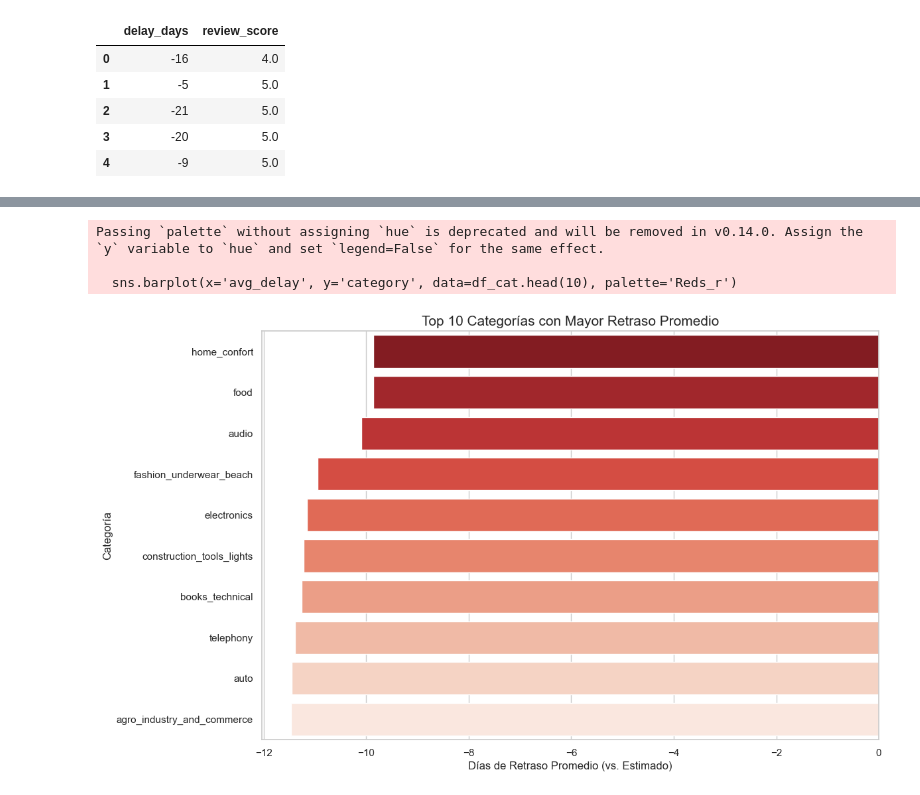
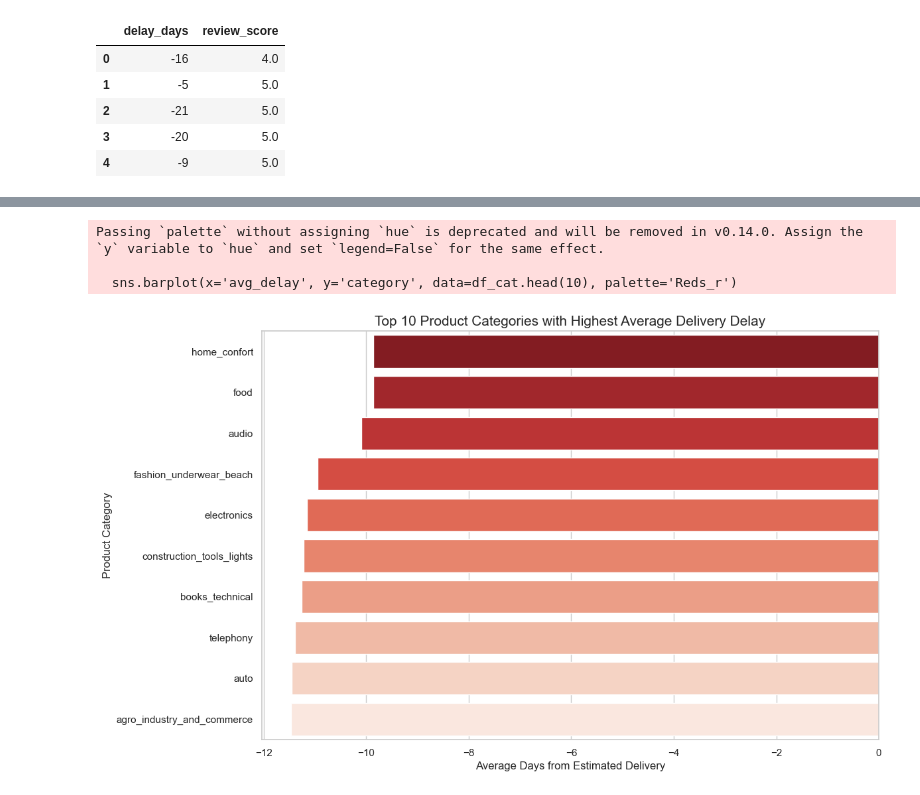
Before and after one commit to AndyNavarro77/olist-logistics-data-analysis, a Jupyter notebook: notebooks/01_delivery_satisfaction_analysis.ipynb, the cells around one changed output, grey strips where cells are left out. Drawn from its saved outputs; the diff is of its cells as text; code cells hidden in the pictures.

```diff
--- a/notebooks/01_delivery_satisfaction_analysis.ipynb
+++ b/notebooks/01_delivery_satisfaction_analysis.ipynb
@@ -88,34 +88,36 @@ ORDER BY avg_delay DESC
 # Usemos esta versión que es más segura:
 
 query_categorias_v2 = """
 SELECT
     t.column2 AS category,
     AVG(CAST(DATEDIFF(day, o.order_estimated_delivery_date, o.order_delivered_customer_date) AS FLOAT)) AS avg_delay,
     AVG(CAST(r.review_score AS FLOAT)) AS avg_score,
     COUNT(DISTINCT o.order_id) AS total_orders
 FROM dbo.orders o
 JOIN dbo.order_items oi ON o.order_id = oi.order_id
 JOIN dbo.products p ON oi.product_id = p.product_id
 JOIN dbo.order_reviews r ON o.order_id = r.order_id
 JOIN dbo.product_category_name t ON p.product_category_name = t.column1
 WHERE o.order_status = 'delivered'
   AND t.column1 <> 'product_category_name'
 GROUP BY t.column2
 HAVING COUNT(DISTINCT o.order_id) > 100
 ORDER BY avg_delay DESC
 """
 
 df_cat = pd.read_sql(query_categorias_v2, conn)
 
 # Visualizamos el Top 10 de categorías más problemáticas
 plt.figure(figsize=(12, 8))
 sns.barplot(x='avg_delay', y='category', data=df_cat.head(10), palette='Reds_r')
-plt.title('Top 10 Categorías con Mayor Retraso Promedio', fontsize=15)
-plt.xlabel('Días de Retraso Promedio (vs. Estimado)', fontsize=12)
-plt.ylabel('Categoría', fontsize=12)
+
+plt.title('Top 10 Product Categories with Highest Average Delivery Delay', fontsize=15)
+plt.xlabel('Average Days from Estimated Delivery', fontsize=12)
+plt.ylabel('Product Category', fontsize=12)
+
 plt.show()
 # %% [output]
 Passing `palette` without assigning `hue` is deprecated and will be removed in v0.14.0. Assign the `y` variable to `hue` and set `legend=False` for the same effect.
 
   sns.barplot(x='avg_delay', y='category', data=df_cat.head(10), palette='Reds_r')
-[figure, old version]
+[figure, new version]
```
Also changed, not shown: parts of 1 cell of this notebook, 2 other files.
